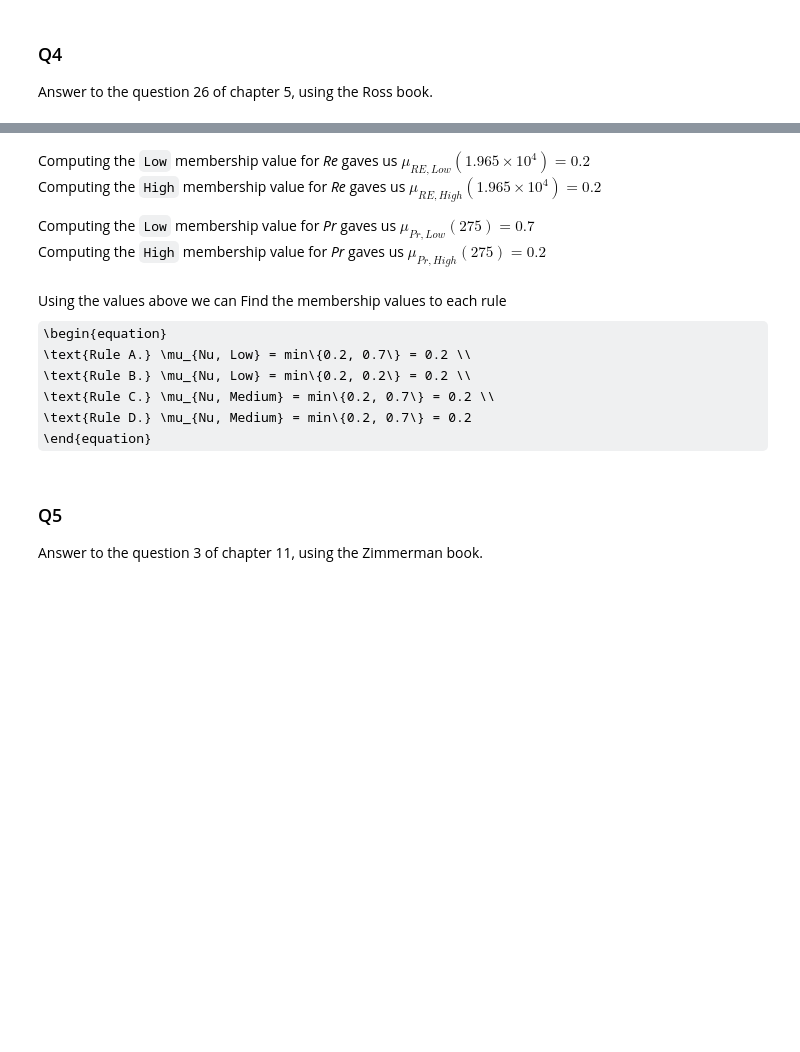
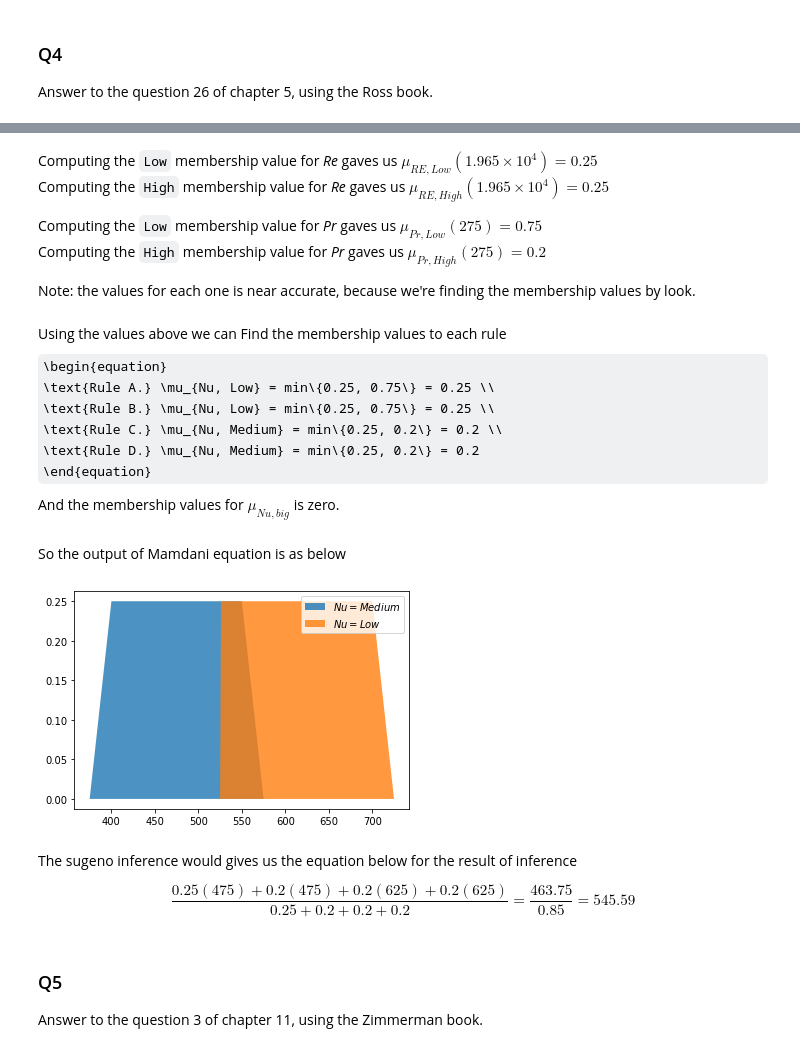
Before and after one commit to amindadgar/Fuzzy-Systems, a Jupyter notebook: HW3/Answers/main.ipynb, the cells around one changed output, grey strips where cells are left out. Drawn from its saved outputs; the diff is of its cells as text; code cells hidden in the pictures; some formulas as TeX source; blank space fills up the shorter version.

Commit message:
HW3 Q4 Added Sugeno inference answer!

```diff
--- a/HW3/Answers/main.ipynb
+++ b/HW3/Answers/main.ipynb
@@ -127,19 +127,52 @@ D. \text{If Re is low and Pr is high Then Nu is medium.}
 **Membership Functions**
 ![image.png](attachment:image.png)
 # %% [markdown]
-Computing the `Low` membership value for *Re* gaves us $\mu_{RE, Low}(1.965 \times 10^4) = 0.2$ <br>
-Computing the `High` membership value for *Re* gaves us $\mu_{RE, High}(1.965 \times 10^4) = 0.2$ <br>
+Computing the `Low` membership value for *Re* gaves us $\mu_{RE, Low}(1.965 \times 10^4) = 0.25$ <br>
+Computing the `High` membership value for *Re* gaves us $\mu_{RE, High}(1.965 \times 10^4) = 0.25$ <br>
 
-Computing the `Low` membership value for *Pr* gaves us $\mu_{Pr, Low}(275) = 0.7$ <br>
+Computing the `Low` membership value for *Pr* gaves us $\mu_{Pr, Low}(275) = 0.75$ <br>
 Computing the `High` membership value for *Pr* gaves us $\mu_{Pr, High}(275) = 0.2$ <br>
+
+Note: the values for each one is near accurate, because we're finding the membership values by look.
 # %% [markdown]
 Using the values above we can Find the membership values to each rule
 \begin{equation}
-\text{Rule A.} \mu_{Nu, Low} = min\{0.2, 0.7\} = 0.2 \\
-\text{Rule B.} \mu_{Nu, Low} = min\{0.2, 0.2\} = 0.2 \\
-\text{Rule C.} \mu_{Nu, Medium} = min\{0.2, 0.7\} = 0.2 \\
-\text{Rule D.} \mu_{Nu, Medium} = min\{0.2, 0.7\} = 0.2
+\text{Rule A.} \mu_{Nu, Low} = min\{0.25, 0.75\} = 0.25 \\
+\text{Rule B.} \mu_{Nu, Low} = min\{0.25, 0.75\} = 0.25 \\
+\text{Rule C.} \mu_{Nu, Medium} = min\{0.25, 0.2\} = 0.2 \\
+\text{Rule D.} \mu_{Nu, Medium} = min\{0.25, 0.2\} = 0.2
 \end{equation}
+And the membership values for $\mu_{Nu, big}$ is zero.
+# %% [markdown]
+So the output of Mamdani equation is as below
+# %%
+x1 = np.linspace(375, 575, 201).astype(float)
+x2 = np.linspace(525, 725, 201).astype(float)
+
+
+y1 = np.full((201), 0.25)
+y2 = np.full((201), 0.25)
+
+## note: values are near accurate
+y1 = np.where(x1 <= 400, (1/100) * (x1 - 375), y1)
+y1 = np.where(x1 >= 550, -(1/100) * (x1 - 575), y1)
+
+y2 = np.where(x2 <= 525, (1/100) * (x2 - 525), y2)
+y2 = np.where(x2 >= 700, -(1/100) * (x2 - 725), y2)
+
+
+plt.fill(x1, y1, alpha=0.8)
+plt.fill(x2, y2, alpha = 0.8)
+plt.legend(['$Nu = Medium$', '$Nu = Low$'])
+plt.show()
+# %% [output]
+[figure, added]
+# %% [markdown]
+The sugeno inference would gives us the equation below for the result of inference
+
+\begin{equation}
+\frac{0.25(475) + 0.2 (475) + 0.2(625) + 0.2(625)}{0.25 + 0.2 + 0.2 + 0.2} = \frac{463.75}{0.85} = 545.59
+\end{equation}
 # %% [markdown]
 ### Q5
 Answer to the question 3 of chapter 11, using the Zimmerman book.
```
Also changed, not shown: parts of 1 cell of this notebook.
